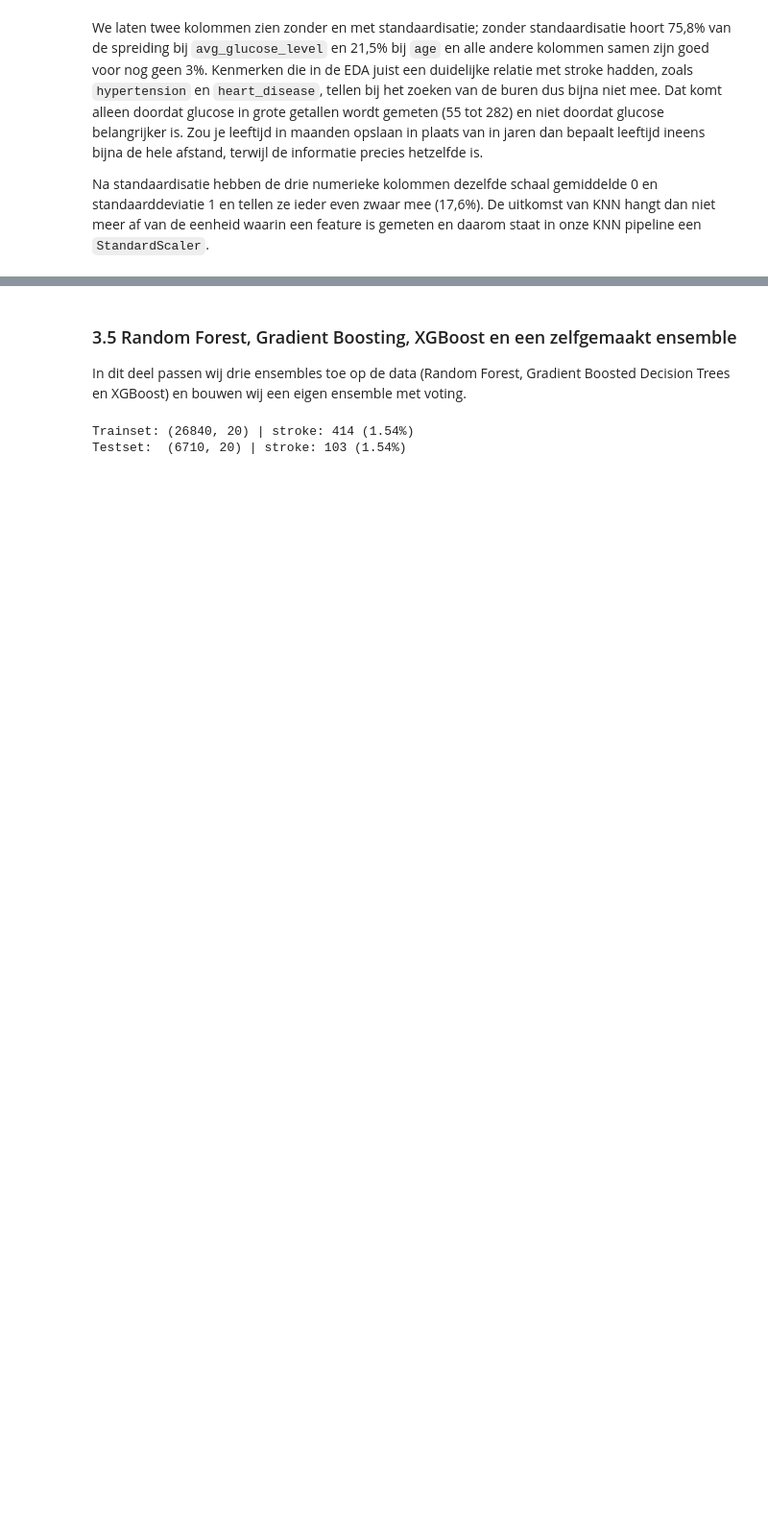
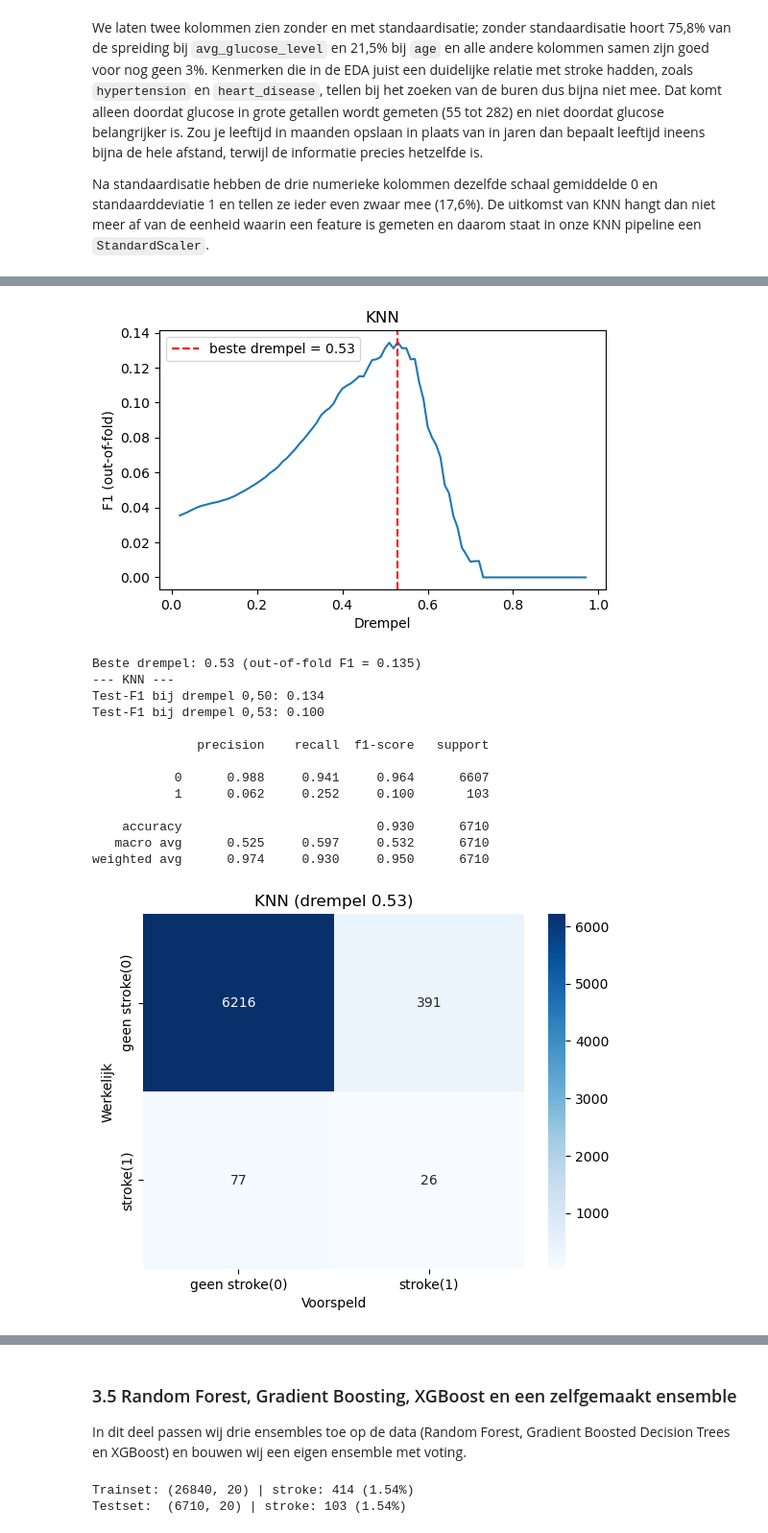
Before and after one commit to AlishaSR2k5/Machine-Learning-Portfolio-1, a Jupyter notebook: portfolio_opdracht_stroke.ipynb, the cells around one changed output, grey strips where cells are left out. Shown at 96% size. Saved outputs shown, nothing was run; the diff lists cells and outputs as text; code cells hidden in the pictures; blank space fills up the shorter version.

```diff
--- a/portfolio_opdracht_stroke.ipynb
+++ b/portfolio_opdracht_stroke.ipynb
@@ -877,0 +1004,28 @@ Na standaardisatie hebben de drie numerieke kolommen dezelfde schaal gemiddelde
+# %%
+knn_pipe = ImbPipeline([
+    ("schalen", maak_schaler()),
+    ("undersampling", RandomUnderSampler(random_state=SEED)),
+    ("knn", KNeighborsClassifier()),
+])
+param_grid_knn = {
+    "knn__n_neighbors": [25, 51, 101, 151, 201],
+    "knn__p": [1, 2],
+    "knn__weights": ["uniform", "distance"],
+    "undersampling__sampling_strategy": [0.25, 0.5, 1.0],
+}
+
+start = time.time()
+grid_knn = GridSearchCV(knn_pipe, param_grid_knn, scoring="f1", cv=cv,
+                        n_jobs=-1)
+grid_knn.fit(X_train_ruw, y_train)
+tijd_grid_knn = time.time() - start
+
+print("Beste parameters:", grid_knn.best_params_)
+print("Beste CV-F1:", round(grid_knn.best_score_, 3), "| tijd:",
+      round(tijd_grid_knn, 1), "s")
+
+# beste cv van F1 per combinatie van k en sampling_strategy
+resultaten_knn = pd.DataFrame(grid_knn.cv_results_)
+resultaten_knn.pivot_table(index="param_knn__n_neighbors",
+                           columns="param_undersampling__sampling_strategy",
+                           values="mean_test_score", aggfunc="max").round(3)
@@ -877,0 +1048,26 @@ Na standaardisatie hebben de drie numerieke kolommen dezelfde schaal gemiddelde
+# %%
+# techniek 2: drempel kiezen op de out-of-fold kansen van de trainset
+kansen_knn = oof_kansen(grid_knn.best_estimator_, X_train_ruw, y_train)
+drempel_knn, f1_oof_knn = kies_drempel(y_train, kansen_knn, "KNN")
+print(f"Beste drempel: {drempel_knn:.2f} "
+      f"(out-of-fold F1 = {f1_oof_knn:.3f})")
+
+evalueer("KNN", grid_knn.best_estimator_, grid_knn.best_score_,
+         grid_knn.best_params_, drempel_knn, tijd_grid_knn,
+         X_eval=X_test_ruw)
+# %% [output]
+[figure, added]
+Beste drempel: 0.53 (out-of-fold F1 = 0.135)
+--- KNN ---
+Test-F1 bij drempel 0,50: 0.134
+Test-F1 bij drempel 0,53: 0.100
+
+              precision    recall  f1-score   support
+
+           0      0.988     0.941     0.964      6607
+           1      0.062     0.252     0.100       103
+
+    accuracy                          0.930      6710
+   macro avg      0.525     0.597     0.532      6710
+weighted avg      0.974     0.930     0.950      6710
+[figure, added]
```
Also changed, not shown: parts of 16 cells of this notebook.
